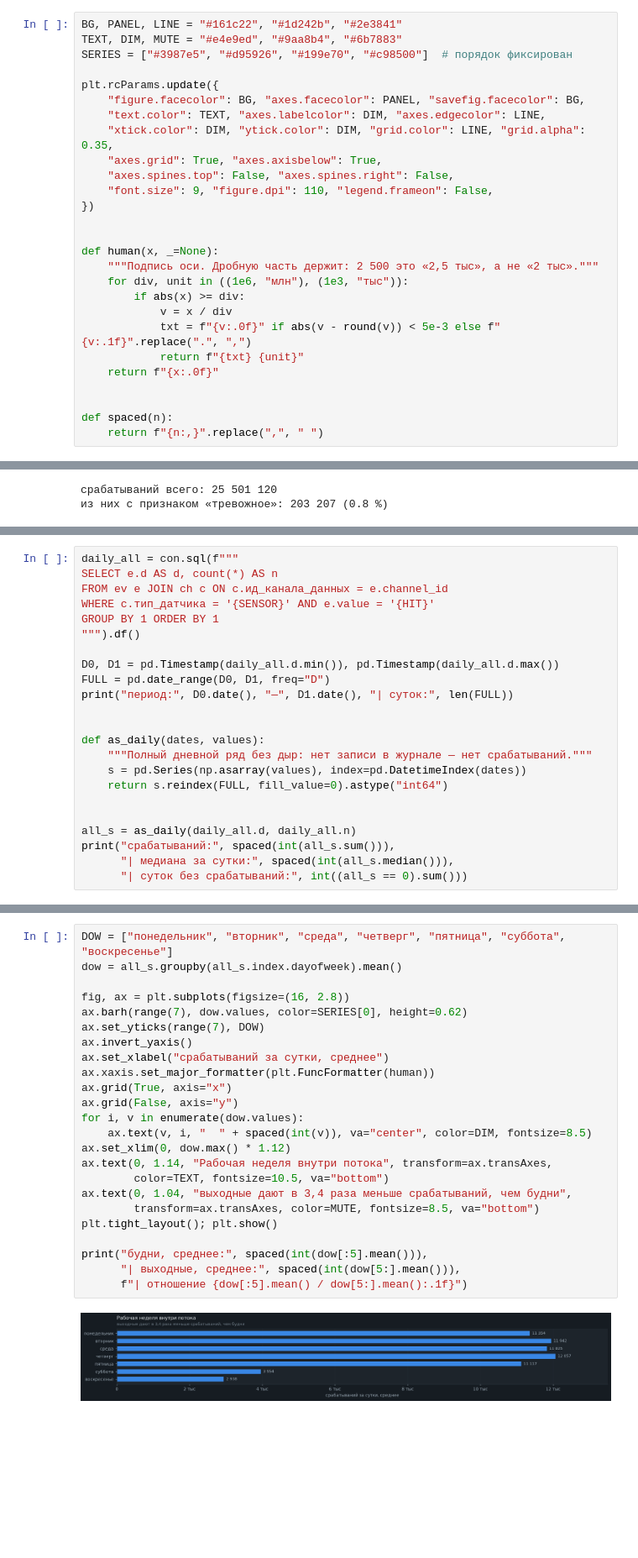
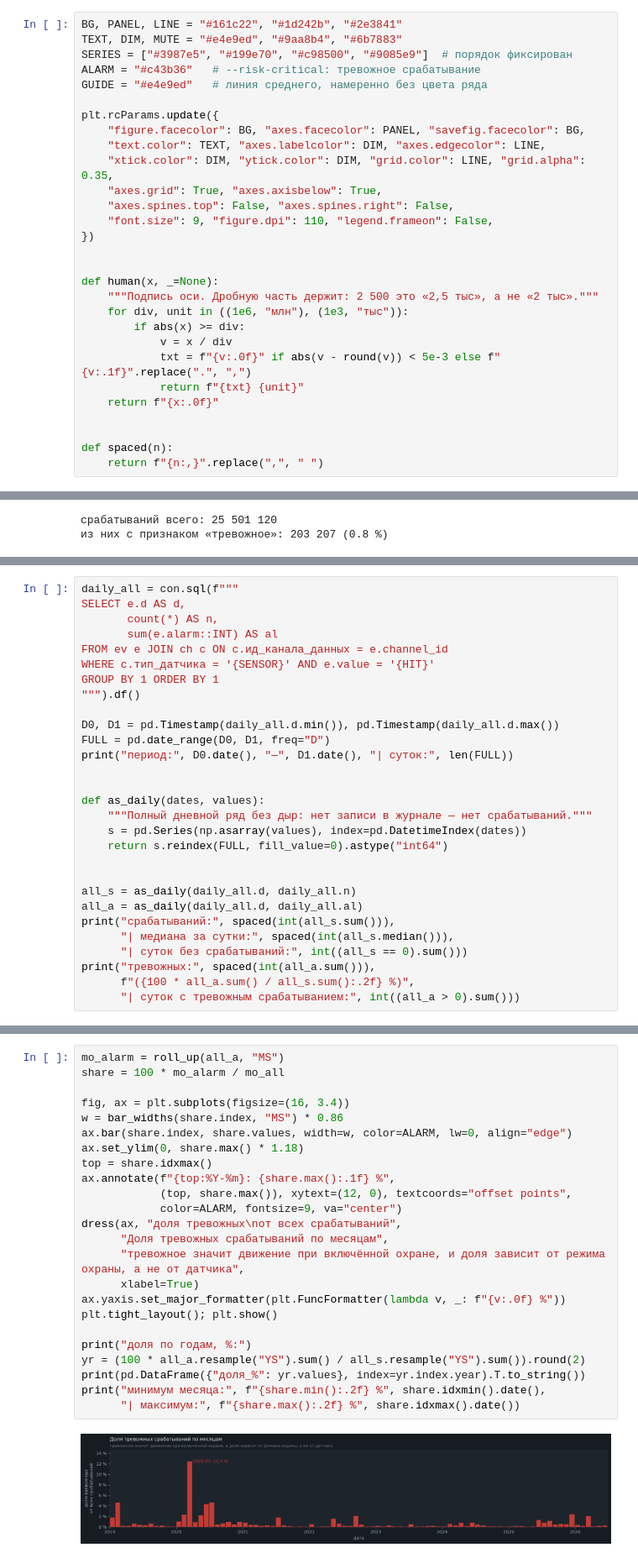
Before and after one commit to IIshikiII/LCT2026, a Jupyter notebook: notebooks/02-motion-timeline.ipynb, the cells around one changed output, grey strips where cells are left out. Shown at 84% size. Drawn from its saved outputs; the diff is of its cells as text; blank space fills up the shorter version.

```diff
--- a/notebooks/02-motion-timeline.ipynb
+++ b/notebooks/02-motion-timeline.ipynb
@@ -71,7 +87,9 @@ print("каналов этого типа:", con.sql(
 # %%
 BG, PANEL, LINE = "#161c22", "#1d242b", "#2e3841"
 TEXT, DIM, MUTE = "#e4e9ed", "#9aa8b4", "#6b7883"
-SERIES = ["#3987e5", "#d95926", "#199e70", "#c98500"]  # порядок фиксирован
+SERIES = ["#3987e5", "#199e70", "#c98500", "#9085e9"]  # порядок фиксирован
+ALARM = "#c43b36"   # --risk-critical: тревожное срабатывание
+GUIDE = "#e4e9ed"   # линия среднего, намеренно без цвета ряда
 
 plt.rcParams.update({
     "figure.facecolor": BG, "axes.facecolor": PANEL, "savefig.facecolor": BG,
@@ -149,6 +168,8 @@ print("из них с признаком «тревожное»:", spaced(hits_a
 # %%
 daily_all = con.sql(f"""
-SELECT e.d AS d, count(*) AS n
+SELECT e.d AS d,
+       count(*) AS n,
+       sum(e.alarm::INT) AS al
 FROM ev e JOIN ch c ON c.ид_канала_данных = e.channel_id
 WHERE c.тип_датчика = '{SENSOR}' AND e.value = '{HIT}'
 GROUP BY 1 ORDER BY 1
@@ -166,9 +187,13 @@ def as_daily(dates, values):
 
 
 all_s = as_daily(daily_all.d, daily_all.n)
+all_a = as_daily(daily_all.d, daily_all.al)
 print("срабатываний:", spaced(int(all_s.sum())),
       "| медиана за сутки:", spaced(int(all_s.median())),
       "| суток без срабатываний:", int((all_s == 0).sum()))
+print("тревожных:", spaced(int(all_a.sum())),
+      f"({100 * all_a.sum() / all_s.sum():.2f} %)",
+      "| суток с тревожным срабатыванием:", int((all_a > 0).sum()))
 # %% [output]
 период: 2019-01-01 — 2026-06-30 | суток: 2738
 срабатываний: 25 501 120 | медиана за сутки: 10 570 | суток без срабатываний: 4
@@ -310,26 +376,26 @@ plt.show()
 # %%
-DOW = ["понедельник", "вторник", "среда", "четверг", "пятница", "суббота", "воскресенье"]
-dow = all_s.groupby(all_s.index.dayofweek).mean()
+mo_alarm = roll_up(all_a, "MS")
+share = 100 * mo_alarm / mo_all
 
-fig, ax = plt.subplots(figsize=(16, 2.8))
-ax.barh(range(7), dow.values, color=SERIES[0], height=0.62)
-ax.set_yticks(range(7), DOW)
-ax.invert_yaxis()
-ax.set_xlabel("срабатываний за сутки, среднее")
-ax.xaxis.set_major_formatter(plt.FuncFormatter(human))
-ax.grid(True, axis="x")
-ax.grid(False, axis="y")
-for i, v in enumerate(dow.values):
-    ax.text(v, i, "  " + spaced(int(v)), va="center", color=DIM, fontsize=8.5)
-ax.set_xlim(0, dow.max() * 1.12)
-ax.text(0, 1.14, "Рабочая неделя внутри потока", transform=ax.transAxes,
-        color=TEXT, fontsize=10.5, va="bottom")
-ax.text(0, 1.04, "выходные дают в 3,4 раза меньше срабатываний, чем будни",
-        transform=ax.transAxes, color=MUTE, fontsize=8.5, va="bottom")
+fig, ax = plt.subplots(figsize=(16, 3.4))
+w = bar_widths(share.index, "MS") * 0.86
+ax.bar(share.index, share.values, width=w, color=ALARM, lw=0, align="edge")
+ax.set_ylim(0, share.max() * 1.18)
+top = share.idxmax()
+ax.annotate(f"{top:%Y-%m}: {share.max():.1f} %",
+            (top, share.max()), xytext=(12, 0), textcoords="offset points",
+            color=ALARM, fontsize=9, va="center")
+dress(ax, "доля тревожных\nот всех срабатываний",
+      "Доля тревожных срабатываний по месяцам",
+      "тревожное значит движение при включённой охране, и доля зависит от режима охраны, а не от датчика",
+      xlabel=True)
+ax.yaxis.set_major_formatter(plt.FuncFormatter(lambda v, _: f"{v:.0f} %"))
 plt.tight_layout(); plt.show()
 
-print("будни, среднее:", spaced(int(dow[:5].mean())),
-      "| выходные, среднее:", spaced(int(dow[5:].mean())),
-      f"| отношение {dow[:5].mean() / dow[5:].mean():.1f}")
+print("доля по годам, %:")
+yr = (100 * all_a.resample("YS").sum() / all_s.resample("YS").sum()).round(2)
+print(pd.DataFrame({"доля_%": yr.values}, index=yr.index.year).T.to_string())
+print("минимум месяца:", f"{share.min():.2f} %", share.idxmin().date(),
+      "| максимум:", f"{share.max():.2f} %", share.idxmax().date())
 # %% [output]
-[figure, old version]
+[figure, new version]
```
Also changed, not shown: parts of 31 cells of this notebook.
